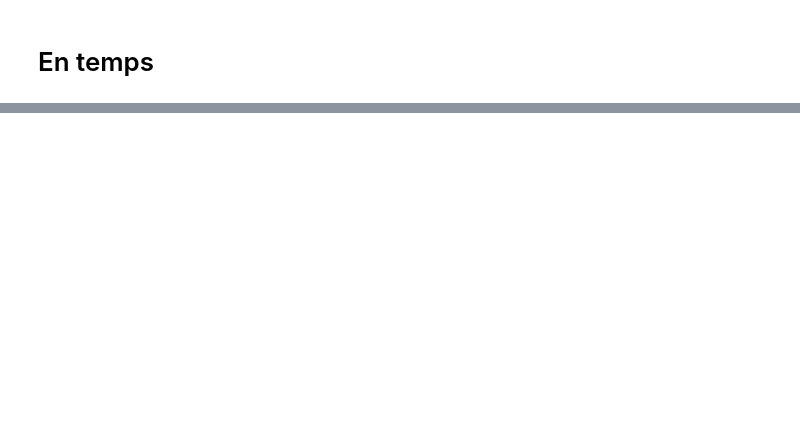
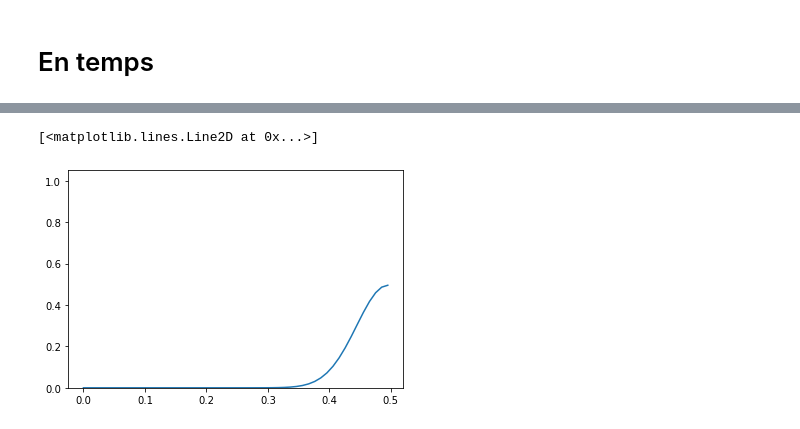
Before and after one commit to ddrous/projet-inverse-2d, a Jupyter notebook: src/notebook/analyse_des_donnees.ipynb, the cells around one changed output, grey strips where cells are left out. Saved outputs shown, nothing was run; the diff lists cells and outputs as text; code cells hidden in the pictures; blank space fills up the shorter version.

```diff
--- a/src/notebook/analyse_des_donnees.ipynb
+++ b/src/notebook/analyse_des_donnees.ipynb
@@ -183,0 +184,15 @@ ax.plot(t, y)
+# %%
+index = 0
+
+t = df_time.loc[index, 't']
+t = np.array(ast.literal_eval(t))
+
+y = df_time.loc[index, 'E_right']
+y = np.array(ast.literal_eval(y))
+
+ax = plt.gca()
+ax.set_ylim([0, 1.05])
+ax.plot(t, y)
+# %% [output]
+[<matplotlib.lines.Line2D at 0x...>]
+[figure, added]
```
Also changed, not shown: parts of 5 cells of this notebook, 22 other files.
